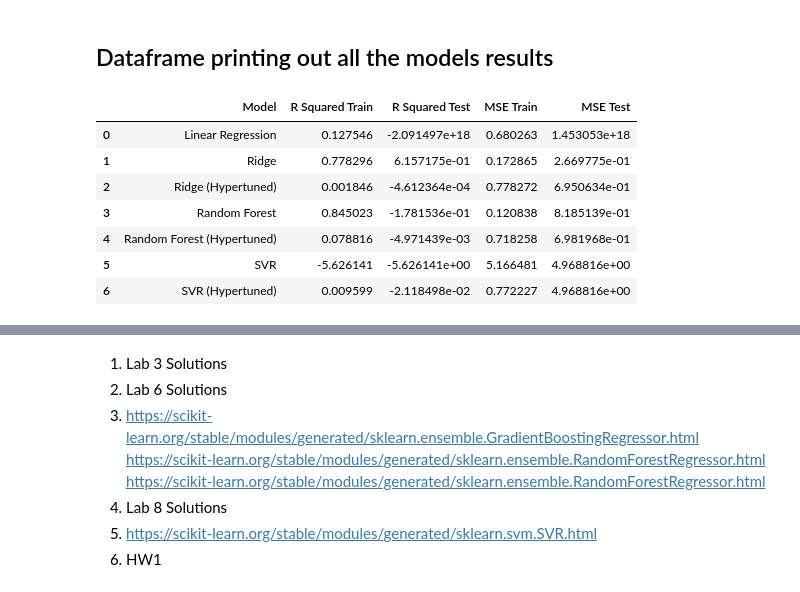
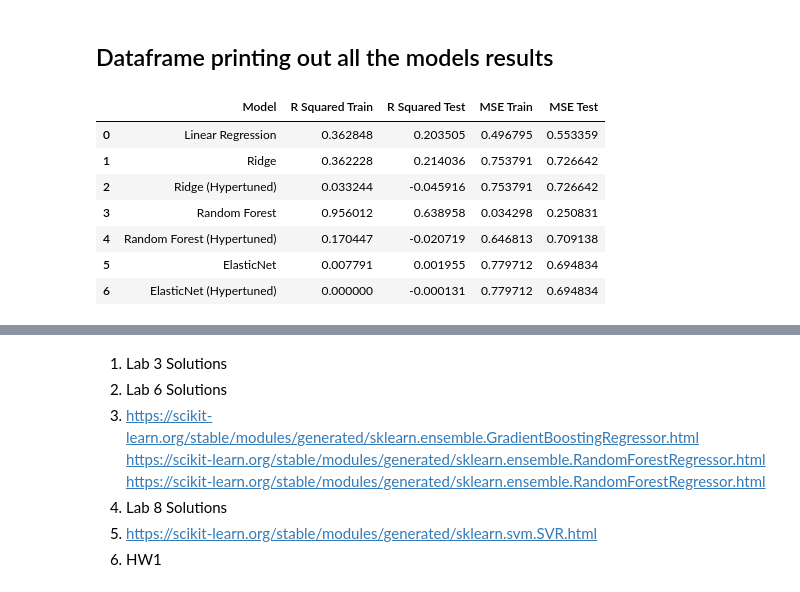
Before and after one commit to MLFP-90803-SP24-FinalProjects/Team13-ML-finalProject-Unveiling-the-Future-of-Women-in-STEM, a Jupyter notebook: Question1Sharon.ipynb, the cells around one changed output, grey strips where cells are left out. Drawn from its saved outputs; the diff is of its cells as text; code cells hidden in the pictures.

```diff
--- a/Question1Sharon.ipynb
+++ b/Question1Sharon.ipynb
@@ -106,8 +141,0 @@ The below code was not running on my computer and causing it to shutdown multipl
-# %%
-X_train_selected = pd.read_csv('X_train_selected.csv')
-X_test_selected = pd.read_csv('X_test_selected.csv')
-y_train = pd.read_csv('y_train.csv', index_col=0)
-y_test = pd.read_csv('y_test.csv', index_col=0)
-
-y_train
-y_train.shape
@@ -235,0 +264,3 @@ R-Squared (Test):  -2.0914972599417257e+18
+# %%
+print('Linear Regression:')
+mse_train_lr, mse_test_lr, r_sq_train_lr, r_sq_test_lr = question1('Linear Regression', X_train, y_train, X_test, y_test)
@@ -256,7 +314,7 @@ y_test_ensemble = y_test.values.ravel()
 
 #running the random forest model with the selected features
 print('Random Forest Regressor:')
-mse_train_rf, mse_test_rf, r_sq_train_rf, r_sq_test_rf = question1('Random Forest', X_train_selected, y_train_ensemble, X_test_selected, y_test_ensemble)
+mse_train_rf, mse_test_rf, r_sq_train_rf, r_sq_test_rf = question1('Random Forest', X_train, y_train_ensemble, X_test, y_test_ensemble)
 print('\n')
 # %% [output]
 Random Forest Regressor:
@@ -269,5 +341,5 @@ R-Squared (Test):  -0.141
 # %%
 #running the elasticnet model with the selected features
-print('SVM model:')
-mse_train_svm, mse_test_svm, r_sq_train_svm, r_sq_test_svm = question1('SVM', X_train, y_train.values.ravel(), X_test, y_test.values.ravel())
+print('ElasticNet Model:')
+mse_train_en, mse_test_en, r_sq_train_en, r_sq_test_en = question1('ElasticNet', X_train, y_train, X_test, y_test)
 # %% [output]
@@ -520,70 +558,66 @@ SVR MSE (Test):  0.709
 # %% [markdown]
 ## Dataframe printing out all the models results
 # %%
-# Create a dictionary to hold evauluation metrics from the models
+import pandas as pd
+
+# Create a dictionary to hold evaluation metrics from the models
 finetuned_data = {
-
     'Model': [
         'Linear Regression',
         'Ridge',
         'Ridge (Hypertuned)',
         'Random Forest',
         'Random Forest (Hypertuned)',
-        'SVR',
-        'SVR (Hypertuned)'
-        ],
-
-
+        'ElasticNet',
+        'ElasticNet (Hypertuned)'
+    ],
     'R Squared Train': [
         r_sq_train_lr,
         r_sq_train_ridge,
-        r_squared_train_ridge_best_alpha,
+        r_squared_train_best_ridge,
         r_sq_train_rf,
         r_squared_train_rfr_finetuned,
-        r_sq_train_svm,
-        best_r_squared_train_svm
-        ],
-
+        r_sq_train_en,
+        r_squared_train_elastic_net_finetuned
+    ],
     'R Squared Test': [
         r_sq_test_lr,
         r_sq_test_ridge,
-        r_squared_test_ridge_best_alpha,
+        r_squared_test_best_ridge,
         r_sq_test_rf,
         r_squared_test_rfr_finetuned,
-        r_sq_train_svm,
-        best_r_squared_test_svm
-        ],
-
+        r_sq_test_en,
+        r_squared_test_elastic_net_finetuned
+    ],
     'MSE Train': [
         mse_train_lr,
         mse_train_ridge,
-        mse_train_ridge_best_alpha,
+        mse_train_best_ridge,
         mse_train_rf,
         mse_train_rfr_finetuned,
-        mse_train_svm,
-        best_mse_train_svm
-        ],
-
+        mse_train_en,
+        mse_train_elastic_net_finetuned
+    ],
     'MSE Test': [
         mse_test_lr,
         mse_test_ridge,
-        mse_test_ridge_best_alpha,
+        mse_test_best_ridge,
         mse_test_rf,
         mse_test_rfr_finetuned,
-        mse_test_svm,
-        mse_test_svm
+        mse_test_en,
+        mse_test_elastic_net_finetuned
     ]
-    }
+}
 
 # Create and display a dataframe
 finetuned_results_df = pd.DataFrame(finetuned_data)
 finetuned_results_df
 # %% [output]
 |  | Model | R Squared Train | R Squared Test | MSE Train | MSE Test |
-| 0 | Linear Regression | 0.127546 | -2.091497e+18 | 0.680263 | 1.453053e+18 |
-| 1 | Ridge | 0.778296 | 6.157175e-01 | 0.172865 | 2.669775e-01 |
-| 2 | Ridge (Hypertuned) | 0.001846 | -4.612364e-04 | 0.778272 | 6.950634e-01 |
-| 3 | Random Forest | 0.845023 | -1.781536e-01 | 0.120838 | 8.185139e-01 |
-| 4 | Random Forest (Hypertuned) | 0.078816 | -4.971439e-03 | 0.718258 | 6.981968e-01 |
-| 5 | SVR | -5.626141 | -5.626141e+00 | 5.166481 | 4.968816e+00 |
-| 6 | SVR (Hypertuned) | 0.009599 | -2.118498e-02 | 0.772227 | 4.968816e+00 |
+| 0 | Linear Regression | 0.362848 | 0.203505 | 0.496795 | 0.553359 |
+| 1 | Ridge | 0.362228 | 0.214036 | 0.753791 | 0.726642 |
+| 2 | Ridge (Hypertuned) | 0.033244 | -0.045916 | 0.753791 | 0.726642 |
+| 3 | Random Forest | 0.956012 | 0.638958 | 0.034298 | 0.250831 |
+| 4 | Random Forest (Hypertuned) | 0.170447 | -0.020719 | 0.646813 | 0.709138 |
+| 5 | ElasticNet | 0.007791 | 0.001955 | 0.779712 | 0.694834 |
+| 6 | ElasticNet (Hypertuned) | 0.000000 | -0.000131 | 0.779712 | 0.694834 |
```
Also changed, not shown: parts of 46 cells of this notebook.
